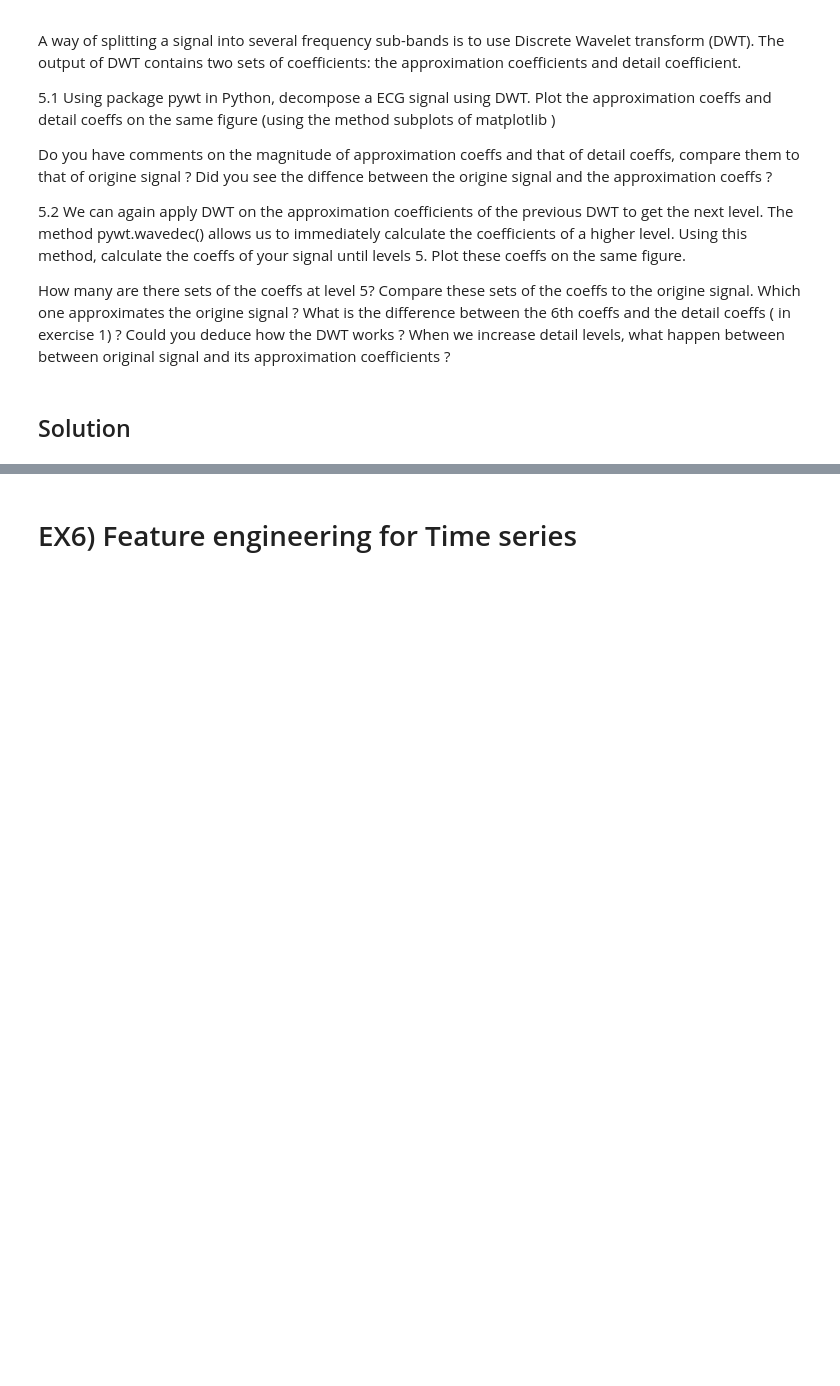
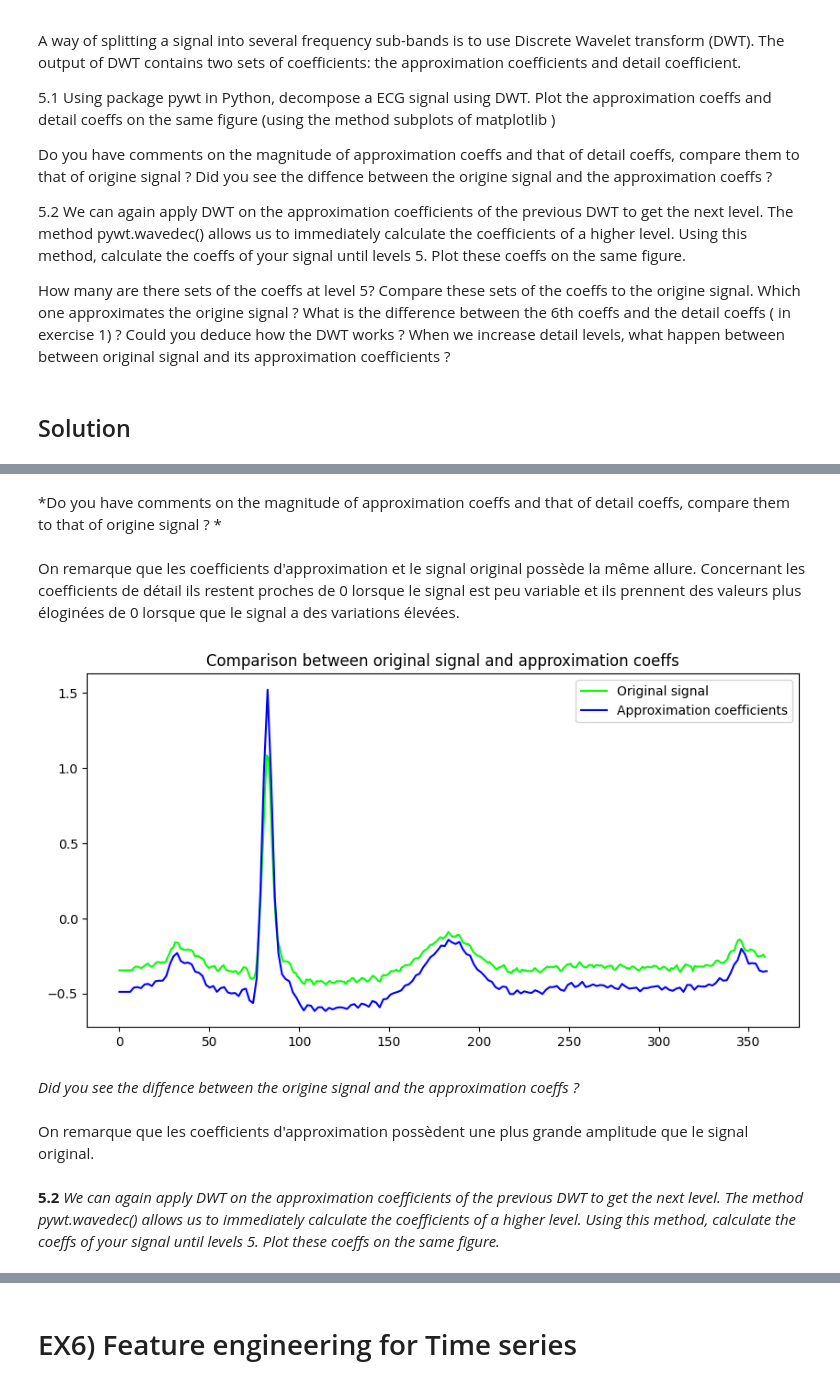
Before and after one commit to Bast-94/ML-BIO, a Jupyter notebook: ECG_classification_exercices.ipynb, the cells around one changed output, grey strips where cells are left out. Drawn from its saved outputs; the diff is of its cells as text; code cells hidden in the pictures; blank space fills up the shorter version.

```diff
--- a/ECG_classification_exercices.ipynb
+++ b/ECG_classification_exercices.ipynb
@@ -289,3 +294,24 @@ plt.show()
+# %% [markdown]
+*Do you have comments on the magnitude of approximation coeffs and that of detail coeffs, compare them to that of origine signal ? *
+# %% [markdown]
+On remarque que les coefficients d'approximation  et le signal original possède la même allure. Concernant les coefficients de détail ils restent proches de 0 lorsque le signal est peu variable et ils prennent des valeurs plus éloginées de 0 lorsque que le signal a des variations élevées.
+# %%
+fig, ax = plt.subplots(1, figsize=(10,5))
+ax.plot(ecg_signal, label="Original signal",color=(0,1,0))
+xnew = np.linspace(0,ecg_signal.shape[0],approximation_coeffs.shape[0])
+ax.plot(xnew,approximation_coeffs, label="Approximation coefficients",color=(0,0,1))
+ax.legend()
+ax.set_title('Comparison between original signal and approximation coeffs')
+plt.show()
+# %% [output]
+[figure, added]
+# %% [markdown]
+*Did you see the diffence between the origine signal and the approximation coeffs ?*
+# %% [markdown]
+On remarque que les coefficients d'approximation possèdent une plus grande amplitude que le signal original.
+# %% [markdown]
+**5.2**
+*We can again apply DWT on the approximation coefficients of the previous DWT to get the next level. The method pywt.wavedec() allows us to immediately calculate the coefficients of a higher level. Using this method, calculate the coeffs of your signal until levels 5. Plot these coeffs on the same figure.*
 # %%
 ecg_signal = bload_record_using_wfdb(filename=filename, start=0,end=360,directory='mitdb',channel=0)
 coeffs = pywt.wavedec(ecg_signal,'db1',level=1)
```
Also changed, not shown: parts of 5 cells of this notebook.
